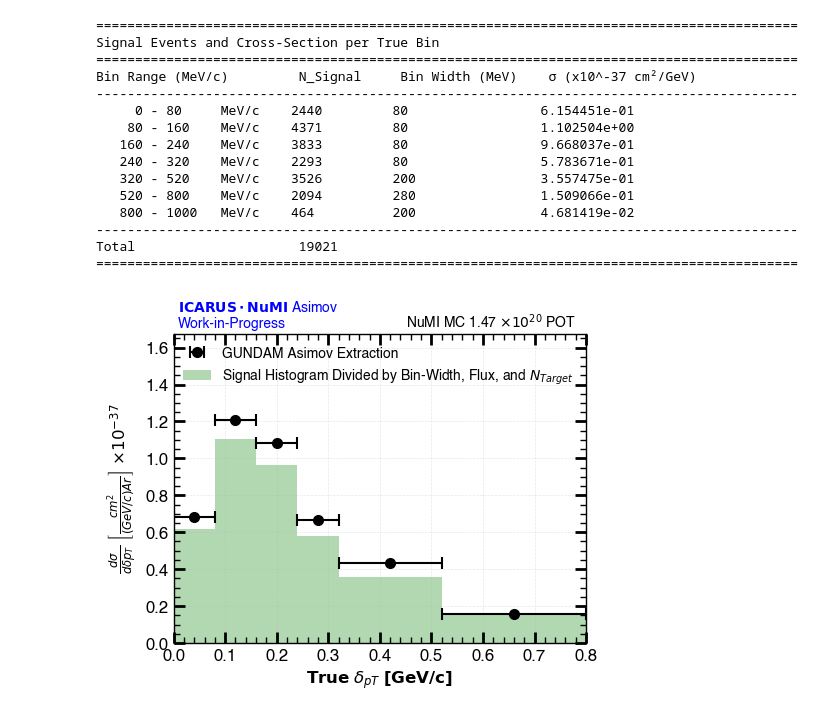
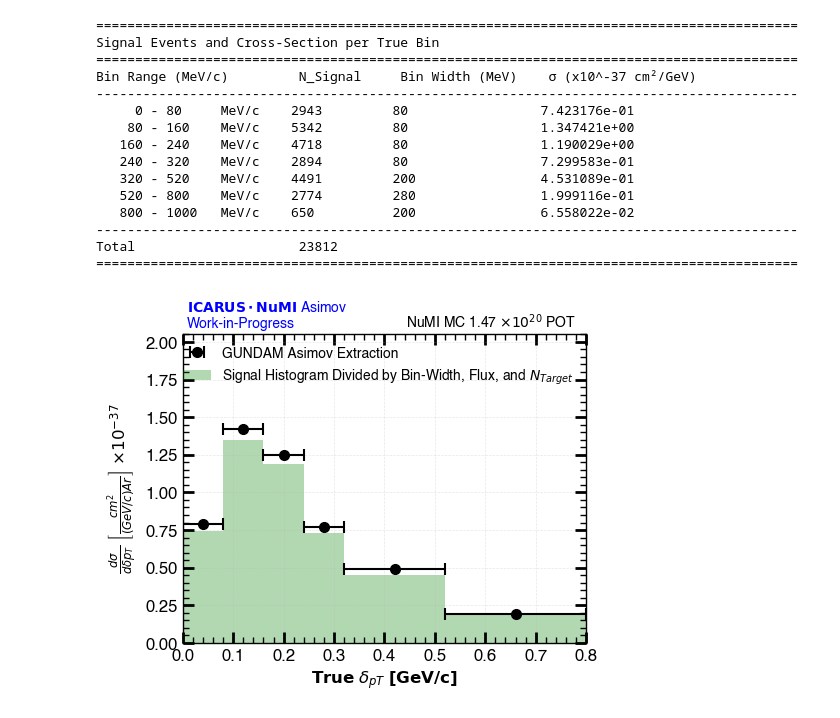
Before and after one commit to rvizarreta/gundam-icarus, a Jupyter notebook: Notebooks/Asimov_Studies.ipynb, the cells around one changed output. Cells and saved outputs as stored; diff of their text form; code cells hidden in the pictures.

Commit message:
adding signal to xsec file in dalphaT

```diff
--- a/Notebooks/Asimov_Studies.ipynb
+++ b/Notebooks/Asimov_Studies.ipynb
@@ -22,40 +22,40 @@ fig_xs, ax_xs = plot_scatter(
 # %%
 bins_mev = [(0, 80), (80, 160), (160, 240), (240, 320), (320, 520), (520, 800), (800, 1000)]
 # Overlay manual calculation
 fig, ax, xs = overlay_manual_cross_section(
     fig=fig_xs,
     ax=ax_xs,
-    signal_tree_path="events/full/selected",
+    signal_tree_path="events/full/signal",
     root_file_path="/Users/rvizarreta/Library/CloudStorage/GoogleDrive-rvizarreta14@gmail.com/My Drive/🏛 PhD Repository/🚀 Research/🤖 Experiments&Projects/ICARUS/ICARUS_CC0pi_Selection/data/icarus_numi_numu_mc_onbeam_offbeam_syst_gundam.root",
     bins_mev=bins_mev,
     n_targets=4.6079073e30,
     flux=1.075491e+11,
     color='green',
     marker='s',
     label=r'Signal Histogram Divided by Bin-Width, Flux, and $N_{Target}$',
     variable_name="true_dpT",
     scaling_power_of_10=1e37,
     energy_conversion=True
 )
 fig.savefig('Plots/TrueDeltaPT_XS_Asimov.png', dpi=300, bbox_inches='tight')
 display(fig)
 # %% [output]
 ==========================================================================================
 Signal Events and Cross-Section per True Bin
 ==========================================================================================
 Bin Range (MeV/c)         N_Signal     Bin Width (MeV)    σ (x10^-37 cm²/GeV)
 ------------------------------------------------------------------------------------------
-     0 - 80     MeV/c    2440         80                 6.154451e-01
-    80 - 160    MeV/c    4371         80                 1.102504e+00
-   160 - 240    MeV/c    3833         80                 9.668037e-01
-   240 - 320    MeV/c    2293         80                 5.783671e-01
-   320 - 520    MeV/c    3526         200                3.557475e-01
-   520 - 800    MeV/c    2094         280                1.509066e-01
-   800 - 1000   MeV/c    464          200                4.681419e-02
+     0 - 80     MeV/c    2943         80                 7.423176e-01
+    80 - 160    MeV/c    5342         80                 1.347421e+00
+   160 - 240    MeV/c    4718         80                 1.190029e+00
+   240 - 320    MeV/c    2894         80                 7.299583e-01
+   320 - 520    MeV/c    4491         200                4.531089e-01
+   520 - 800    MeV/c    2774         280                1.999116e-01
+   800 - 1000   MeV/c    650          200                6.558022e-02
 ------------------------------------------------------------------------------------------
-Total                     19021
+Total                     23812
 ==========================================================================================
-[figure, old version]
+[figure, new version]
 # %%
 fig_template, ax_template = plot_scatter(
         filename='/Users/rvizarreta/Library/CloudStorage/GoogleDrive-rvizarreta14@gmail.com/My Drive/🏛 PhD Repository/🚀 Research/🤖 Experiments&Projects/ICARUS/ICARUS_CC0pi_GUNDAM/data/Asimov/asimov_dpT.root',
```
Also changed, not shown: parts of 1 cell of this notebook, 1 other file.
